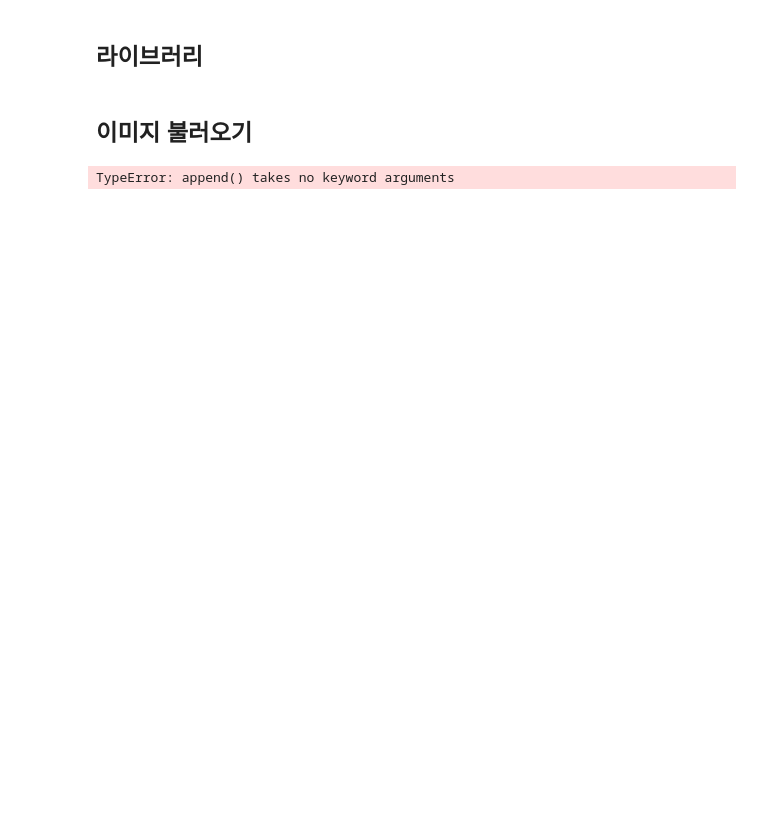
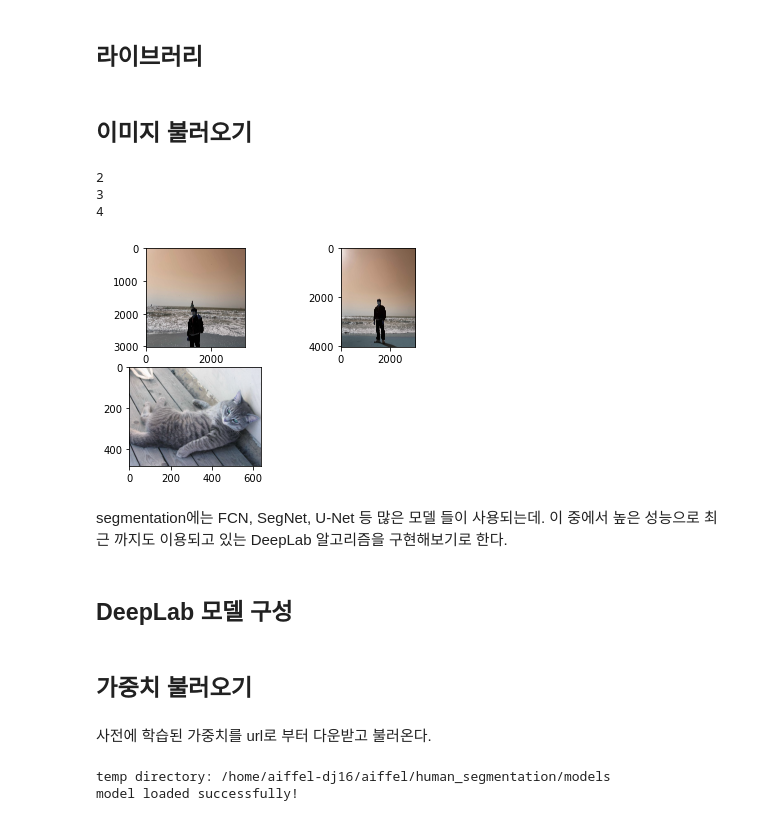
Before and after one commit to yeoooo/AI_Aiffel, a Jupyter notebook: (E10) Photo_Effect_Project_yeoooo_2021_02_16.ipynb, the cells around one changed output. Saved outputs shown, nothing was run; the diff lists cells and outputs as text; code cells hidden in the pictures; blank space fills up the shorter version.

```diff
--- a/(E10) Photo_Effect_Project_yeoooo_2021_02_16.ipynb
+++ b/(E10) Photo_Effect_Project_yeoooo_2021_02_16.ipynb
@@ -13,12 +36,41 @@ from matplotlib import pyplot as plt
 import tensorflow as tf
 # %% [markdown]
 ## 이미지 불러오기
-# %%
-import os
-
-images = []
-for i in range(3):
-    images.append(imag_path = os.getenv('HOME')+'aiffel/human_segmentaion/images/image{}.*'.format(i))
-images
-# %% [output]
-TypeError: append() takes no keyword arguments
+# %%
+import os
+
+images = []
+orig_list = []
+col = 2
+row = 2
+
+
+for i in range(1,4):
+    img_path = os.getenv('HOME')+'/aiffel/human_segmentation/images/image{}.jpg'.format(i)  # 본인이 선택한 이미지의 경로에 맞게 바꿔 주세요.
+    images.append(img_path)
+    img_orig = cv2.imread(img_path)
+    orig_list.append(img_orig)
+
+
+i = 1
+
+for image in images:
+    img = cv2.imread(image)
+    plt.subplot(col, row, i)
+    i += 1
+    print(i)
+
+    plt.imshow(img)
+
+
+
+plt.show()
+# %% [output]
+2
+3
+4
+[figure, added]
+# %% [markdown]
+segmentation에는 FCN, SegNet, U-Net 등 많은 모델 들이 사용되는데. 이 중에서 높은 성능으로 최근 까지도 이용되고 있는 DeepLab 알고리즘을 구현해보기로 한다.
+# %% [markdown]
+## DeepLab 모델 구성
@@ -24,0 +120,23 @@ TypeError: append() takes no keyword arguments
+# %% [markdown]
+## 가중치 불러오기
+# %% [markdown]
+사전에 학습된 가중치를 url로 부터 다운받고 불러온다.
+# %%
+# define model and download & load pretrained weight
+_DOWNLOAD_URL_PREFIX = 'http://download.tensorflow.org/models/'
+
+model_dir = os.getenv('HOME')+'/aiffel/human_segmentation/models'
+tf.io.gfile.makedirs(model_dir)
+
+print ('temp directory:', model_dir)
+
+download_path = os.path.join(model_dir, 'deeplab_model.tar.gz')
+if not os.path.exists(download_path):
+    urllib.request.urlretrieve(_DOWNLOAD_URL_PREFIX + 'deeplabv3_mnv2_pascal_train_aug_2018_01_29.tar.gz',
+                   download_path)
+
+MODEL = DeepLabModel(download_path)
+print('model loaded successfully!')
+# %% [output]
+temp directory: /home/aiffel-dj16/aiffel/human_segmentation/models
+model loaded successfully!
```
Also changed, not shown: parts of 20 cells of this notebook.
